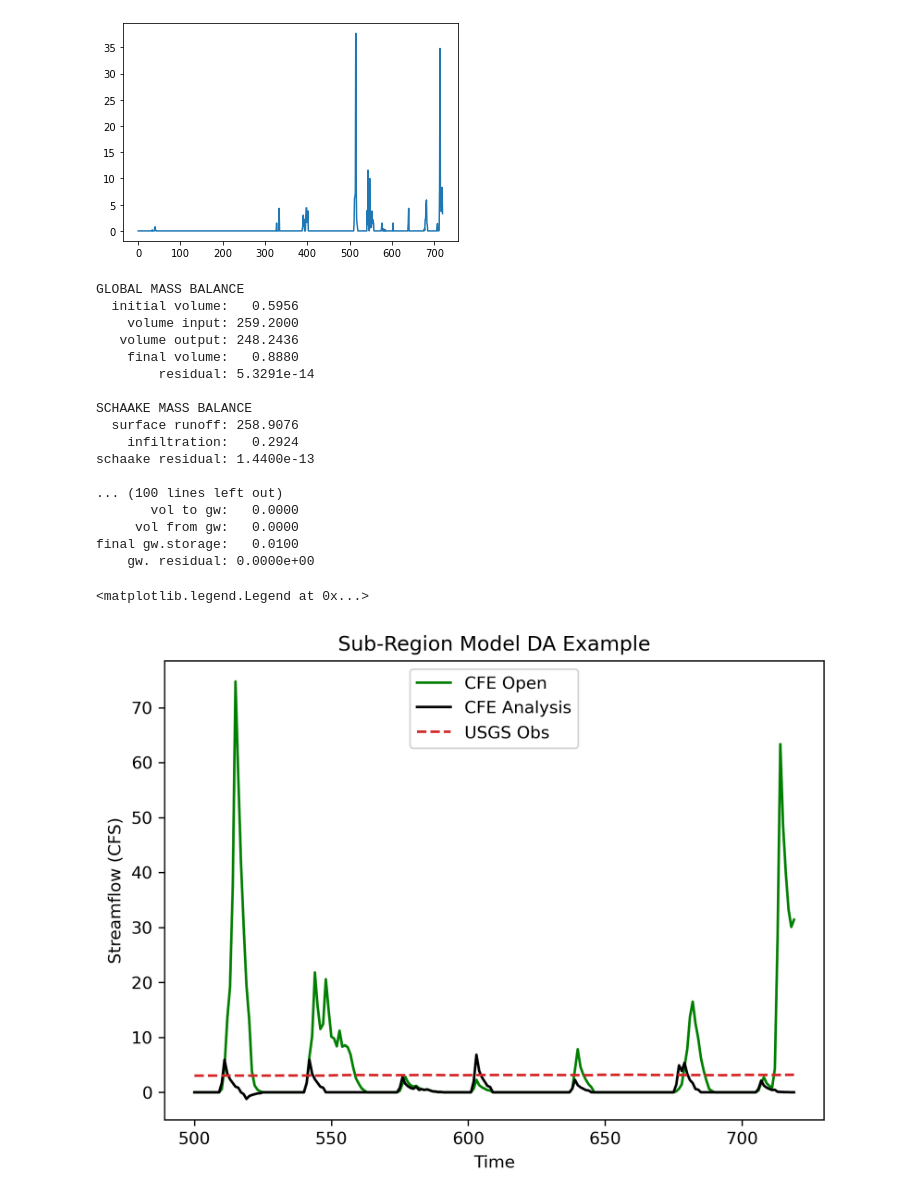
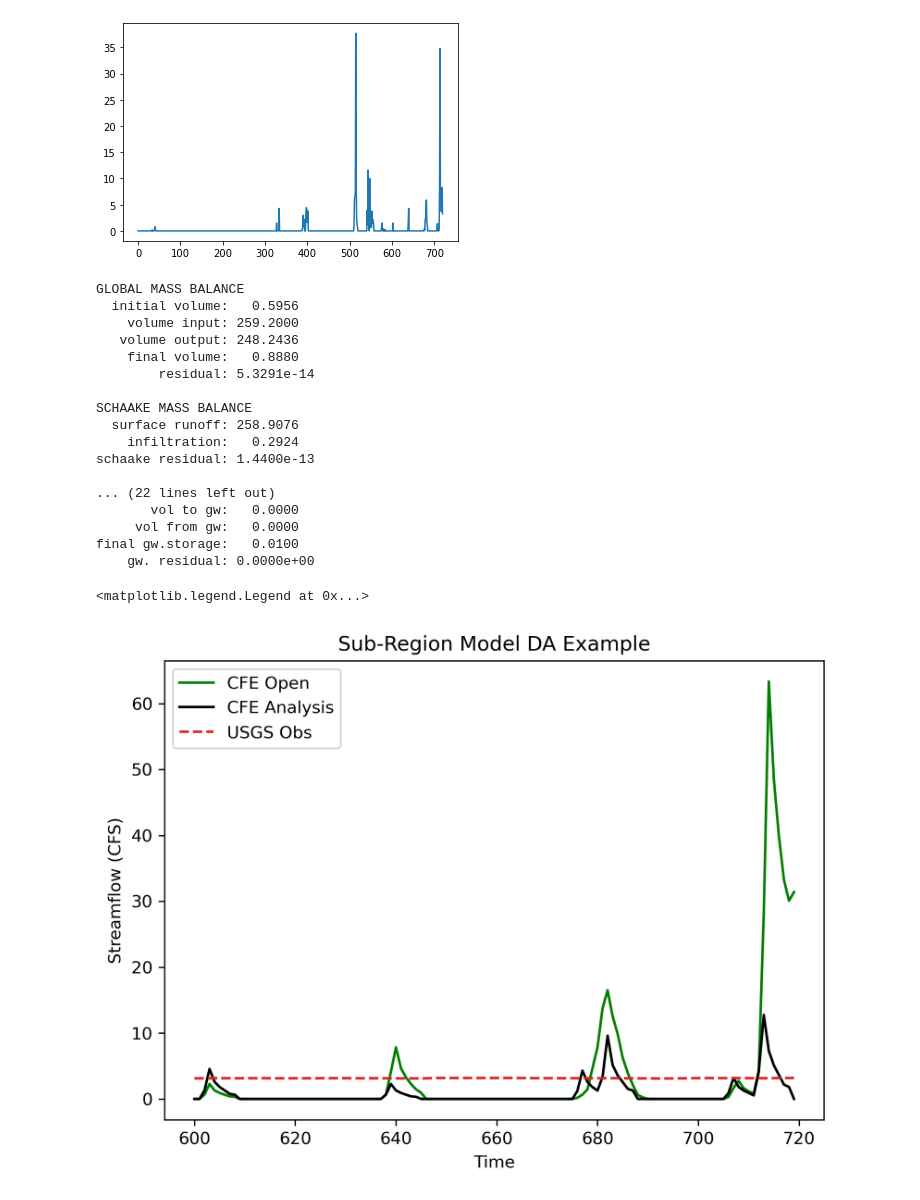
Before and after one commit to zbutler33/NextGen---The-Simulators-, a Jupyter notebook: Toy_Model/Toymodel_V2.ipynb, the cells around one changed output. Drawn from its saved outputs; the diff is of its cells as text; code cells hidden in the pictures.

```diff
--- a/Toy_Model/Toymodel_V2.ipynb
+++ b/Toy_Model/Toymodel_V2.ipynb
@@ -132,15 +132,16 @@ for i, precip in enumerate(df_forcing['APCP_surface']): #i is RAINRATE
 
     enkf.update()
 
-
-    state_transition_runoff = enkf.get_value('factor') #getting factor to change
+    state_transition_runoff = enkf.get_value('factor_runoff_queue') #getting factor to change
+    state_transition_soil = enkf.get_value('factor_soil_res_def') #getting factor to change
     # factor is based on EnKF/simulation. % change from assimilation to CFE
     # if no obs, state trans is 1.
 
     # want to get factor from lookup table
 
     # Set value for CFE analysis based on the state variable change from the EnKF factor tog et true streamflow
-    cfe_analysis.set_value('state_var_change_runoff', state_transition) #look up value from lookup table based on EnKF factor
+    cfe_analysis.set_value('state_var_change_runoff', state_transition_runoff) #look up value from lookup table based on EnKF factor
+    cfe_analysis.set_value('state_var_change_soil', state_transition_soil) #look up value from lookup table based on EnKF factor
     cfe_analysis.update() #get new streamflow value based on state var change
 
     outflow_analysis = cfe_analysis.get_value('land_surface_water__runoff_depth')
@@ -152,14 +153,16 @@ for i, precip in enumerate(df_forcing['APCP_surface']): #i is RAINRATE
     #cfe_perturbed.update()
 
     # Update final model from value of analysis
-    cfe_updated_everything = cfe_analysis.get_value('state_var_change_runoff')
-    cfe_peturbed.set_value('state_var_change_runoff', cfe_updated_everything) #set state vars based on EnKF factor
+    cfe_updated_everything_runoff = cfe_analysis.get_value('state_var_change_runoff')
+    cfe_peturbed.set_value('state_var_change_runoff', cfe_updated_everything_runoff) #set state vars based on EnKF factor
+    cfe_updated_everything_soil = cfe_analysis.get_value('state_var_change_soil')
+    cfe_peturbed.set_value('state_var_change_soil', cfe_updated_everything_soil) #set state vars based on EnKF factor
 
 
 # Finalize models
 cfe_open.finalize(print_mass_balance=True)
-cfe_peturbed.finalize(print_mass_balance=True)
-cfe_analysis.finalize(print_mass_balance=True)
+#cfe_peturbed.finalize(print_mass_balance=True)
+#cfe_analysis.finalize(print_mass_balance=True)
 # want to see runoff q adjusted. vol adjusted in GIUH
 usgs.finalize()
 enkf.finalize()
@@ -176,29 +179,29 @@ SCHAAKE MASS BALANCE
     infiltration:   0.2924
 schaake residual: 1.4400e-13
 
-... (100 lines left out)
+... (22 lines left out)
        vol to gw:   0.0000
      vol from gw:   0.0000
 final gw.storage:   0.0100
     gw. residual: 0.0000e+00
 # %%
-istart_plot=500
+istart_plot=600
 iend_plot=720
 x = list(range(istart_plot, iend_plot))
 
 fig = plt.figure(figsize = (7,5), dpi=300)
 
 plt.title('Sub-Region Model DA Example')
 #plt.plot(x, cfePeturbed[istart_plot:iend_plot], color = 'tab:blue', label = 'CFE Peturbed')
 plt.plot(x, cfeOpen[istart_plot:iend_plot], color = 'green', label = 'CFE Open')
 plt.plot(x, cfeAnalysis[istart_plot:iend_plot], color = 'black', label = 'CFE Analysis')
 plt.plot(x, obs[istart_plot:iend_plot], color = 'tab:red', linestyle='dashed', label = 'USGS Obs')
 plt.ylabel('Streamflow (CFS)')
 plt.xlabel('Time')
 plt.legend()
 # %% [output]
 <matplotlib.legend.Legend at 0x...>
-[figure, old version]
+[figure, new version]
 # %%
 # cfe_open = bmi_cfe()
 # cfe_perturbed = bmi_cfe()
```
Also changed, not shown: 1 other file.
